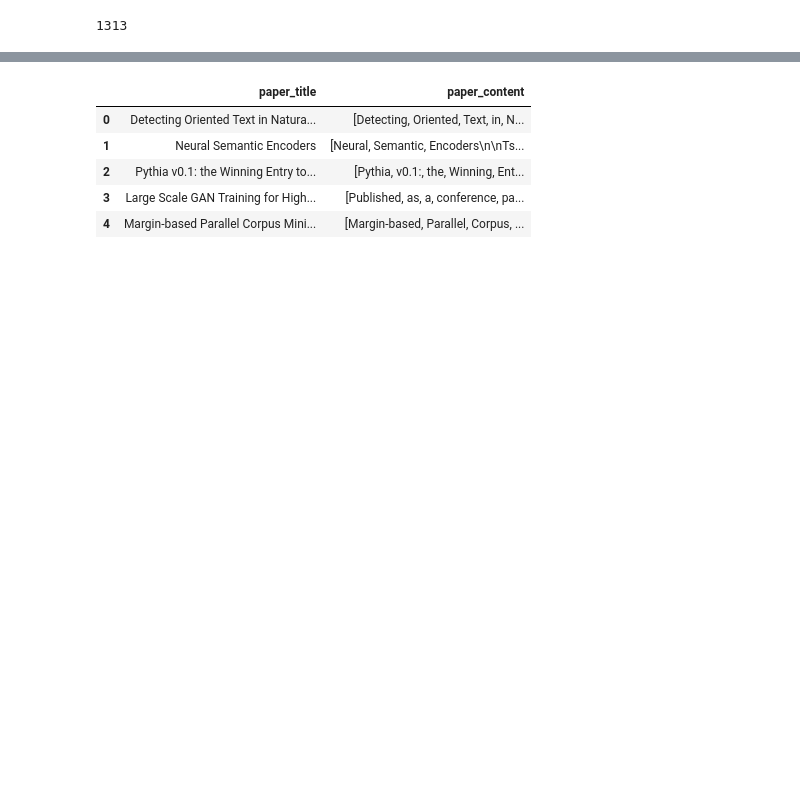
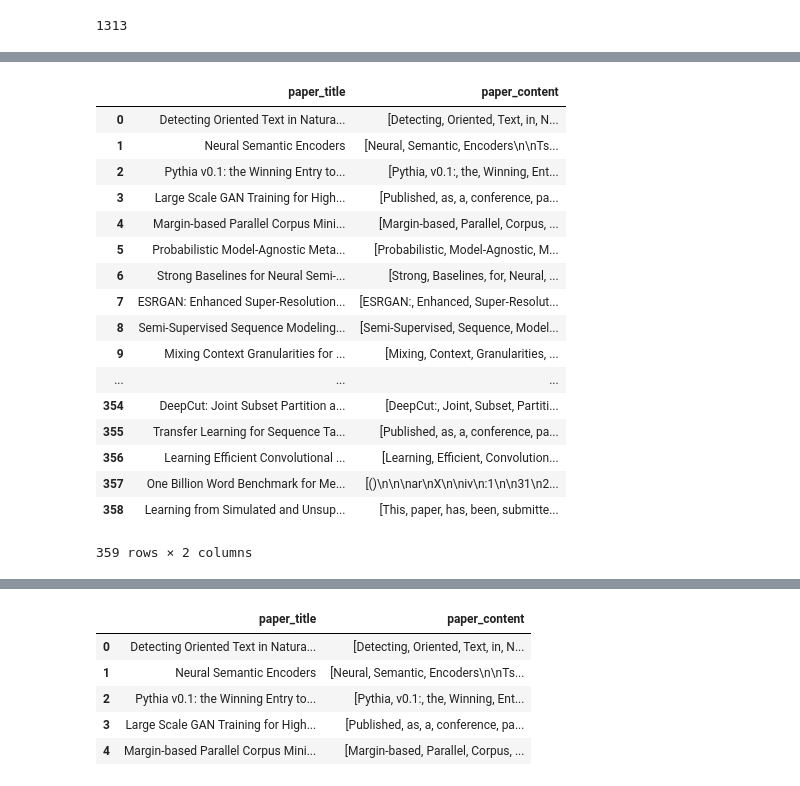
Before and after one commit to ndaly06/ml_optimisation, a Jupyter notebook: notebooks/pdf_scraper.ipynb, the cells around one changed output, grey strips where cells are left out. Drawn from its saved outputs; the diff is of its cells as text; code cells hidden in the pictures; blank space fills up the shorter version.

```diff
--- a/notebooks/pdf_scraper.ipynb
+++ b/notebooks/pdf_scraper.ipynb
@@ -105,0 +123,37 @@ for i in range(100):
+# %%
+# initializes an empty paper_content dictionary
+paper_content_2 = {}
+
+bad_urls = []
+
+# iterates through each url in the paper_urls dataframe
+for i in range(len(paper_urls)):
+
+    try:
+
+        # delays the script by 3 seconds
+    #     time.sleep(3)
+            # prints the count
+        print(i)
+
+        # parses the paper from the url
+        paper = parser.from_file(paper_urls.iloc[i][1])
+
+        # extracts the content from the paper
+        text = paper['content']
+
+        # splits the text by whitespace and creates a list
+        split_text = text.split(' ')
+
+        # list comprehension that strips the \n from the split_text list
+        split_text = [i.strip() for i in split_text]
+
+        # assigns each paper text to the paper_content dict
+        paper_content_2[paper_urls.iloc[i][0]] = split_text
+
+#     except urllib.URLError:
+
+#     except TimeoutError:
+
+    except Exception:
+        bad_urls.append(paper_urls.iloc[i][1])
@@ -105,0 +174,5 @@ for i in range(100):
+# %%
+# creates the paper_data dataframe from the paper_content dict
+paper_data_2 = pd.DataFrame(list(paper_content_2.items()), columns=['paper_title', 'paper_content'])
+
+paper_data_2.head()
@@ -106,3 +186,24 @@ for i in range(100):
+# %%
+paper_data_2
+# %% [output]
+|  | paper_title | paper_content |
+| 0 | Detecting Oriented Text in Natura... | [Detecting, Oriented, Text, in, N... |
+| 1 | Neural Semantic Encoders | [Neural, Semantic, Encoders\n\nTs... |
+| 2 | Pythia v0.1: the Winning Entry to... | [Pythia, v0.1:, the, Winning, Ent... |
+| 3 | Large Scale GAN Training for High... | [Published, as, a, conference, pa... |
+| 4 | Margin-based Parallel Corpus Mini... | [Margin-based, Parallel, Corpus, ... |
+| 5 | Probabilistic Model-Agnostic Meta... | [Probabilistic, Model-Agnostic, M... |
+| 6 | Strong Baselines for Neural Semi-... | [Strong, Baselines, for, Neural, ... |
+| 7 | ESRGAN: Enhanced Super-Resolution... | [ESRGAN:, Enhanced, Super-Resolut... |
+| 8 | Semi-Supervised Sequence Modeling... | [Semi-Supervised, Sequence, Model... |
+| 9 | Mixing Context Granularities for ... | [Mixing, Context, Granularities, ... |
+| ... | ... | ... |
+| 354 | DeepCut: Joint Subset Partition a... | [DeepCut:, Joint, Subset, Partiti... |
+| 355 | Transfer Learning for Sequence Ta... | [Published, as, a, conference, pa... |
+| 356 | Learning Efficient Convolutional ... | [Learning, Efficient, Convolution... |
+| 357 | One Billion Word Benchmark for Me... | [()\n\n\nar\nX\n\niv\n:1\n\n31\n2... |
+| 358 | Learning from Simulated and Unsup... | [This, paper, has, been, submitte... |
+359 rows × 2 columns
 # %%
 x2 = paper_urls.iloc[128][1]
 
```
Also changed, not shown: parts of 11 cells of this notebook, 3 other files.
